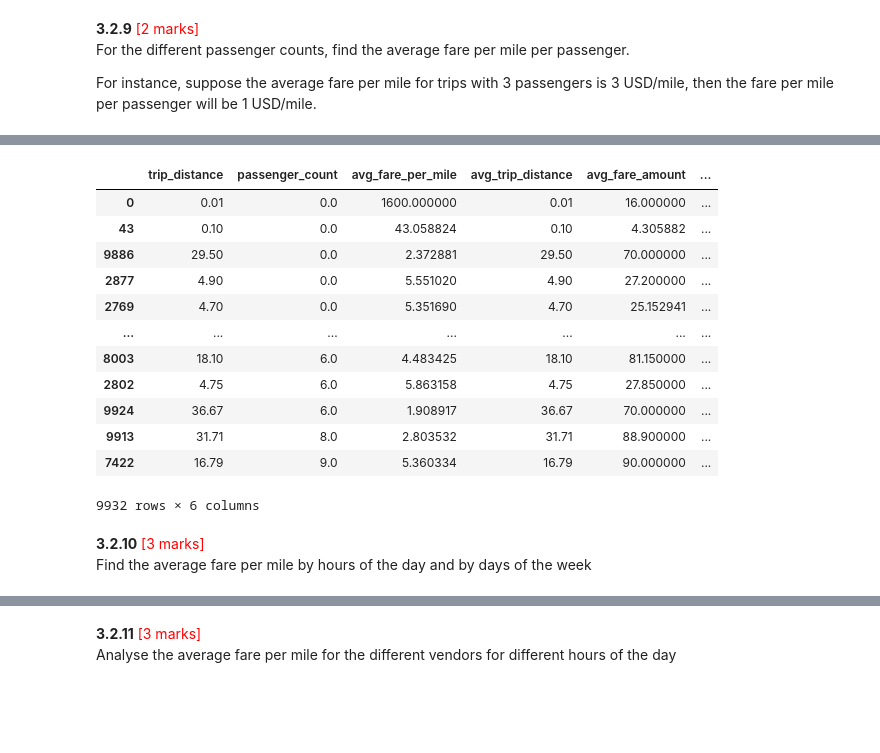
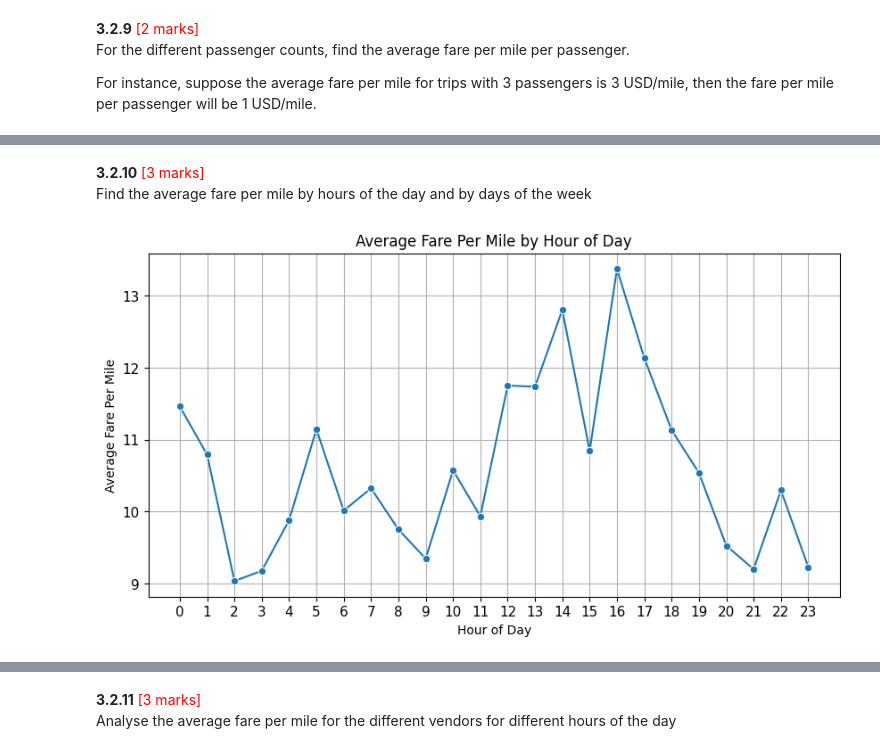
Before and after one commit to gunjanshah80/data_analytics_lab, a Jupyter notebook: EDA/EDA_Assg_NYC_Taxi_Starter-GS-Copy.ipynb, the cells around one changed output, grey strips where cells are left out. Drawn from its saved outputs; the diff is of its cells as text; code cells hidden in the pictures; blank space fills up the shorter version.

```diff
--- a/EDA/EDA_Assg_NYC_Taxi_Starter-GS-Copy.ipynb
+++ b/EDA/EDA_Assg_NYC_Taxi_Starter-GS-Copy.ipynb
@@ -2220,28 +2226,3 @@ KeyError: "Label(s) ['fare_per_mile'] do not exist"
-# %%
-# Remove invalid/zero trip distances
-valid_df = df[
-    df['trip_distance'] > 0
-]
-
-# Calculate fare per mile
-valid_df['fare_per_mile'] = (
-    valid_df['fare_amount'] /
-    valid_df['trip_distance']
-)
-# %% [output]
-|  | trip_distance | passenger_count | avg_fare_per_mile | avg_trip_distance | avg_fare_amount | ... |
-| 0 | 0.01 | 0.0 | 1600.000000 | 0.01 | 16.000000 | ... |
-| 43 | 0.10 | 0.0 | 43.058824 | 0.10 | 4.305882 | ... |
-| 9886 | 29.50 | 0.0 | 2.372881 | 29.50 | 70.000000 | ... |
-| 2877 | 4.90 | 0.0 | 5.551020 | 4.90 | 27.200000 | ... |
-| 2769 | 4.70 | 0.0 | 5.351690 | 4.70 | 25.152941 | ... |
-| ... | ... | ... | ... | ... | ... | ... |
-| 8003 | 18.10 | 6.0 | 4.483425 | 18.10 | 81.150000 | ... |
-| 2802 | 4.75 | 6.0 | 5.863158 | 4.75 | 27.850000 | ... |
-| 9924 | 36.67 | 6.0 | 1.908917 | 36.67 | 70.000000 | ... |
-| 9913 | 31.71 | 8.0 | 2.803532 | 31.71 | 88.900000 | ... |
-| 7422 | 16.79 | 9.0 | 5.360334 | 16.79 | 90.000000 | ... |
-9932 rows × 6 columns
 # %% [markdown]
 **3.2.10** <font color = red>[3 marks]</font> <br>
 Find the average fare per mile by hours of the day and by days of the week
@@ -2249,0 +2229,38 @@ Find the average fare per mile by hours of the day and by days of the week
+# %%
+# Compare the average fare per mile for different days and for different times of the day
+
+hourly_fare_per_mile = (
+    filtered_df.groupby('tpep_pickup_hour')
+            .agg(
+                avg_fare_per_mile=('fare_per_mile', 'mean')
+            )
+            .reset_index()
+            .sort_values('tpep_pickup_hour')
+)
+
+plt.figure(figsize=(10,5))
+
+sns.lineplot(
+    data=hourly_fare_per_mile,
+    x='tpep_pickup_hour',
+    y='avg_fare_per_mile',
+    marker='o'
+)
+
+plt.title('Average Fare Per Mile by Hour of Day')
+
+plt.xlabel('Hour of Day')
+
+plt.ylabel('Average Fare Per Mile')
+
+plt.xticks(
+    ticks=range(24),
+    labels=range(24),
+    fontsize=11
+)
+
+plt.yticks(fontsize=11)
+plt.grid(True)
+plt.show()
+# %% [output]
+[figure, added]
```
Also changed, not shown: parts of 5 cells of this notebook.
